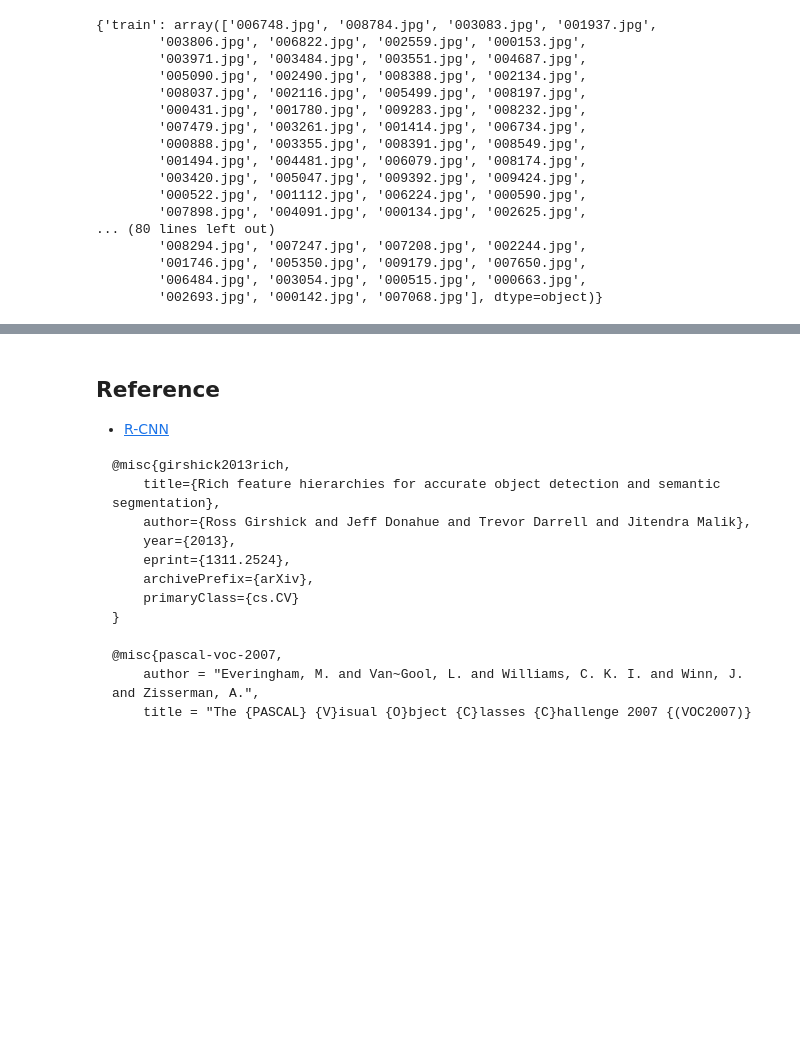
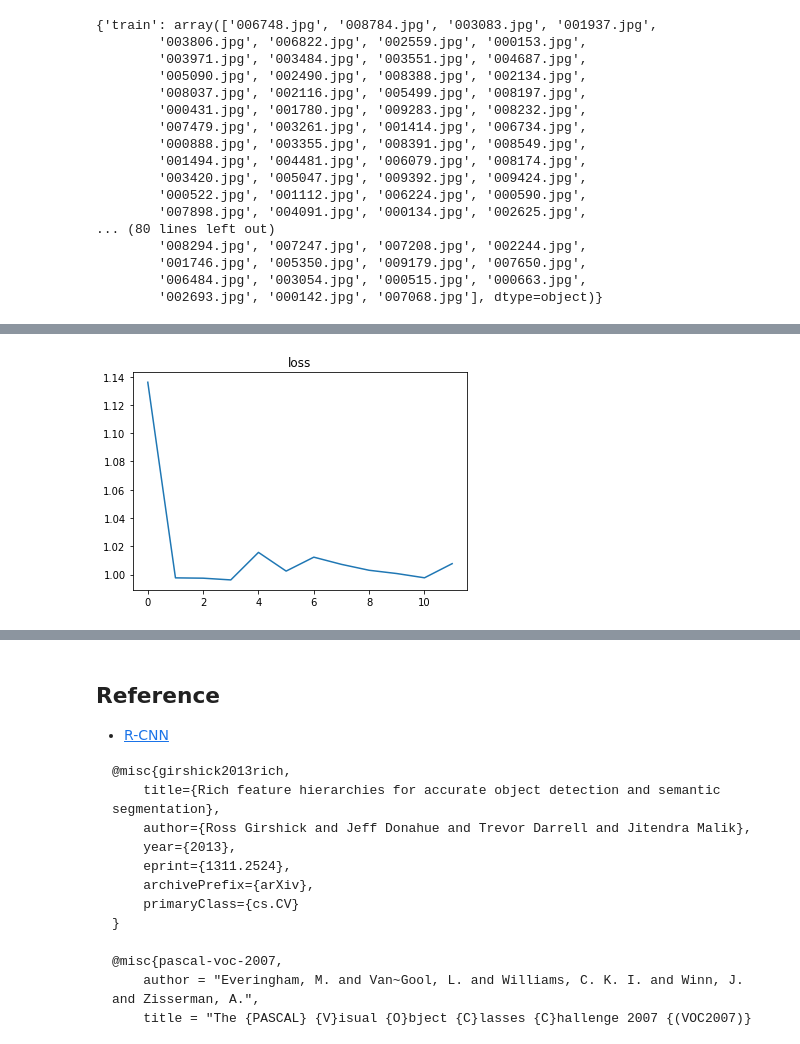
Before and after one commit to hodurie/AI_Study, a Jupyter notebook: Implementation/Object Detection/R-CNN/R-CNN.ipynb, the cells around one changed output, grey strips where cells are left out. Drawn from its saved outputs; the diff is of its cells as text; code cells hidden in the pictures; blank space fills up the shorter version.

```diff
--- a/Implementation/Object Detection/R-CNN/R-CNN.ipynb
+++ b/Implementation/Object Detection/R-CNN/R-CNN.ipynb
@@ -789,0 +1415,2 @@ class CustomBatchSampler(Sampler):
+# %%
+data_loader = load_data_bbox('Finetune/train')
@@ -789,0 +1456,22 @@ class CustomBatchSampler(Sampler):
+# %%
+def get_model(device=None):
+    model = AlexNet(num_classes=2)
+    model.load_state_dict(torch.load(os.path.join(model_path, 'best_linear_svm_alexnet.pth')))
+    model.eval()
+
+    for param in model.parameters():
+        param.requires_grad = False
+    if device:
+        model = model.to(device)
+
+    return model
+# %%
+from torchvision.models import AlexNet
+
+device = torch.device("cuda:0" if torch.cuda.is_available() else "cpu")
+feature_model = get_model(device)
+
+in_features = 256 * 6 * 6
+out_features = 4
+model = nn.Linear(in_features, out_features)
+model.to(device)
@@ -789,0 +1480,7 @@ class CustomBatchSampler(Sampler):
+# %%
+criterion = nn.MSELoss()
+optimizer = optim.Adam(model.parameters(), lr=1e-4, weight_decay=1e-4)
+lr_scheduler = optim.lr_scheduler.StepLR(optimizer, step_size=5, gamma=0.1)
+
+loss_list = train_model_bbox(data_loader, feature_model, model, criterion, optimizer, lr_scheduler, device=device,
+                        num_epochs=12)
@@ -789,0 +1505,11 @@ class CustomBatchSampler(Sampler):
+# %%
+import matplotlib.pyplot as plt
+
+x = list(range(len(loss_list)))
+fg = plt.figure()
+
+plt.plot(x, loss_list)
+plt.title('loss')
+plt.savefig('./loss.png')
+# %% [output]
+[figure, added]
```
Also changed, not shown: parts of 40 cells of this notebook.
